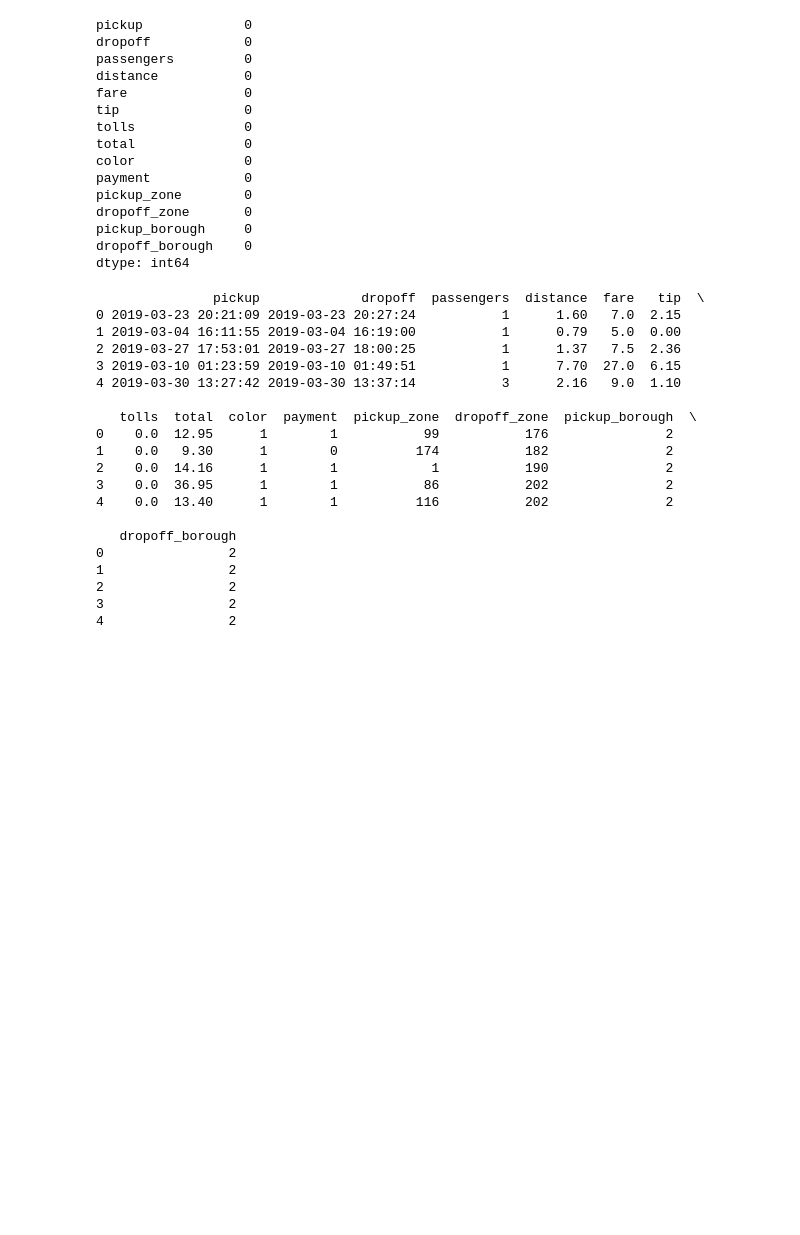
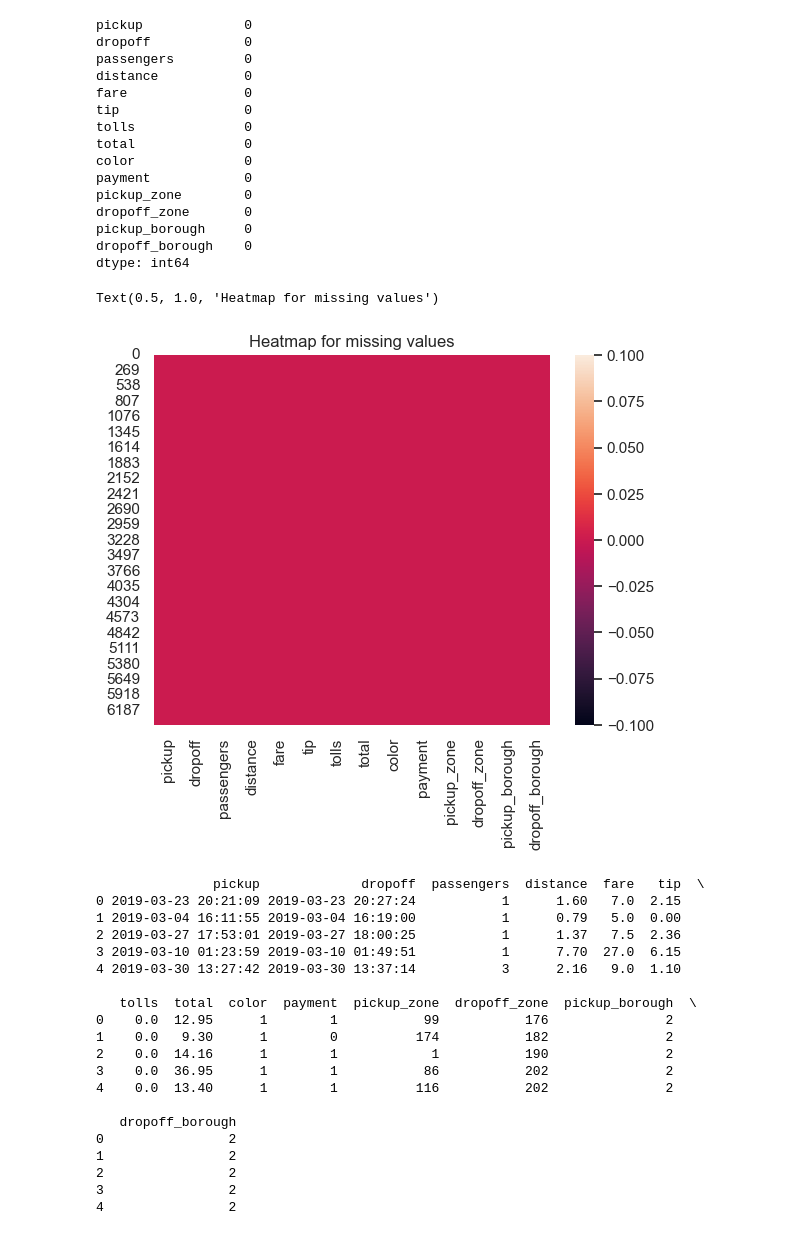
Before and after one commit to Asad15-tech/Alyz.code, a Jupyter notebook: Machine Learning/12_ml.ipynb, the cells around one changed output. Drawn from its saved outputs; the diff is of its cells as text; code cells hidden in the pictures; blank space fills up the shorter version.

```diff
--- a/Machine Learning/12_ml.ipynb
+++ b/Machine Learning/12_ml.ipynb
@@ -125,6 +145,13 @@ dropoff_zone       0
 pickup_borough     0
 dropoff_borough    0
 dtype: int64
+# %%
+# Heatmap after handle missing values.
+sns.heatmap(df.isnull())
+plt.title("Heatmap for missing values")
+# %% [output]
+Text(0.5, 1.0, 'Heatmap for missing values')
+[figure, added]
 # %%
 # Create a LabelEncoder instance
 label_encoder = LabelEncoder()
```
Also changed, not shown: parts of 9 cells of this notebook, 2 other files.
